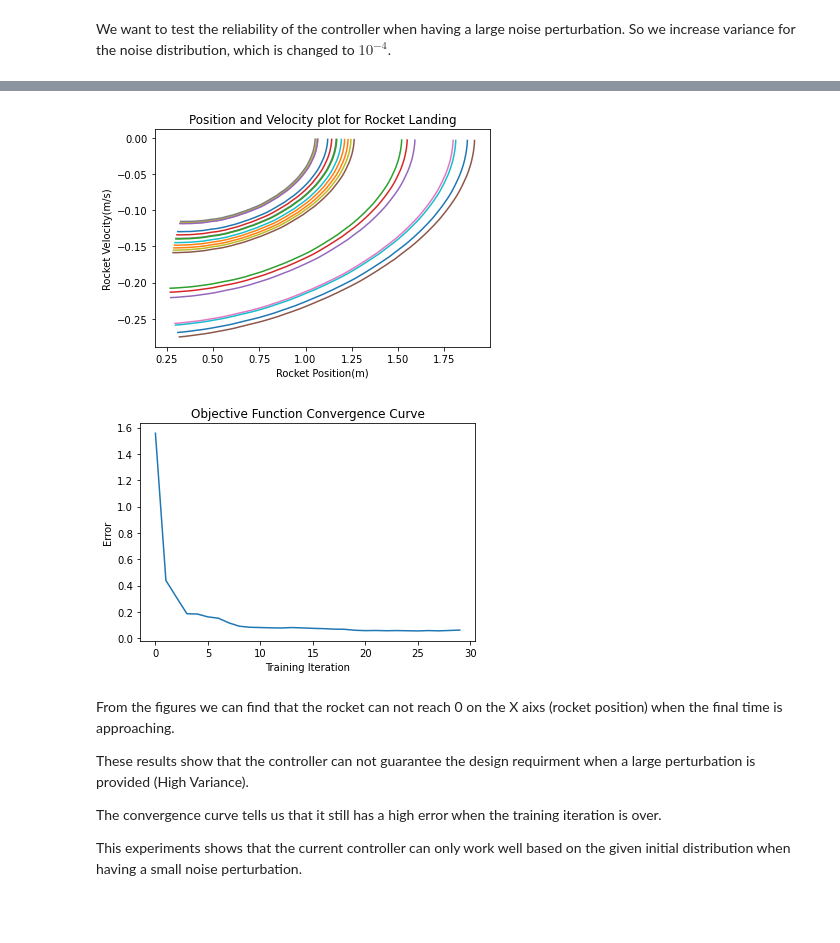
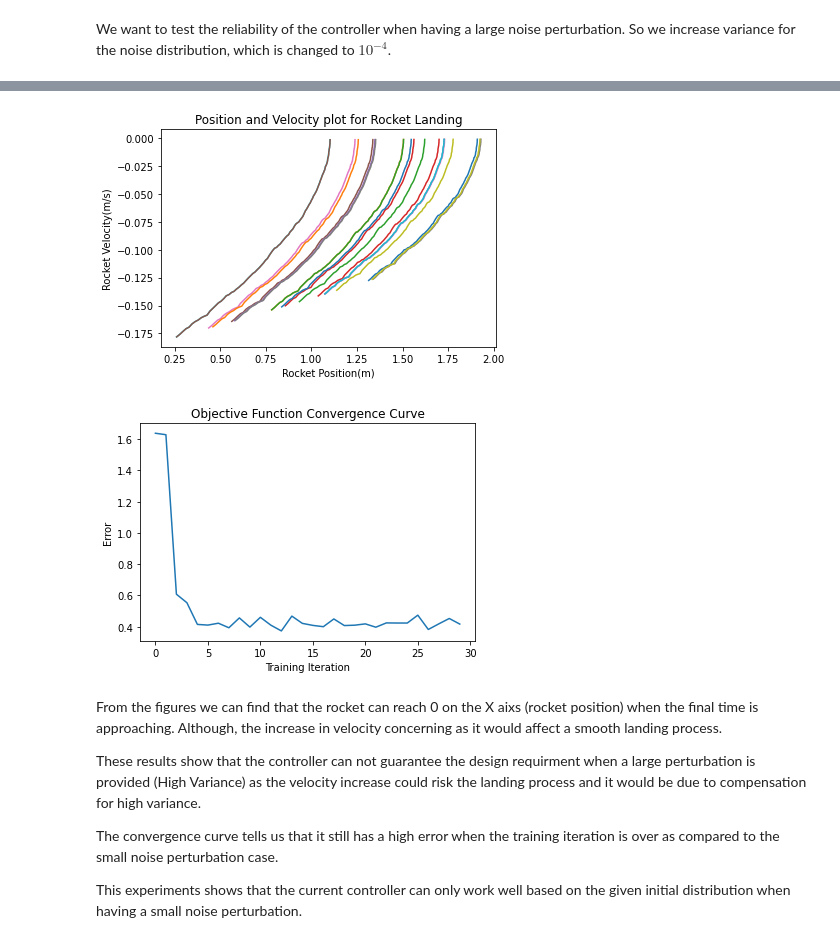
Before and after one commit to toolazytokeep/Design-Optimization, a Jupyter notebook: Project 1/Project 1 Design optimization.ipynb, the cells around one changed output, grey strips where cells are left out. Cells and saved outputs as stored; diff of their text form; code cells hidden in the pictures; blank space fills up the shorter version.

```diff
--- a/Project 1/Project 1 Design optimization.ipynb
+++ b/Project 1/Project 1 Design optimization.ipynb
@@ -287,7 +287,7 @@ dim_input = 2  # state space dimensions
 dim_hidden = 6  # latent dimensions
 dim_output = 1  # action space dimensions
 is_Noise = True
-mean, variance = (0, 0.0001)
+mean, variance = (0, 0.0005)
 d = Dynamics()  # define dynamics
 c = Controller(dim_input, dim_hidden, dim_output)  # define controller
 s = Simulation(c, d, T, is_Noise, mean, variance)  # define simulation
@@ -315,4 +315,4 @@ plt.show()
-[figure, old version]
+[figure, new version]
 # %%
 losslistx=[]
 for loss in o.loss_list:
@@ -323,12 +323,12 @@ plt.ylabel('Error')
 plt.plot(losslistx)
 plt.show()
 # %% [output]
-[figure, old version]
+[figure, new version]
 # %% [markdown]
-From the figures we can find that the rocket can not reach 0 on the X aixs (rocket position) when the final time is approaching.
+From the figures we can find that the rocket can reach 0 on the X aixs (rocket position) when the final time is approaching. Although, the increase in velocity concerning as it would affect a smooth landing process.
 
-These results show that the controller can not guarantee the design requirment when a large perturbation is provided (High Variance).
+These results show that the controller can not guarantee the design requirment when a large perturbation is provided (High Variance) as the velocity increase could risk the landing process and it would be due to compensation for high variance.
 
-The convergence curve tells us that it still has a high error when the training iteration is over.
+The convergence curve tells us that it still has a high error when the training iteration is over as compared to the small noise perturbation case.
 
 This experiments shows that the current controller can only work well based on the given initial distribution when having a small noise perturbation.
```
Also changed, not shown: parts of 18 cells of this notebook.
